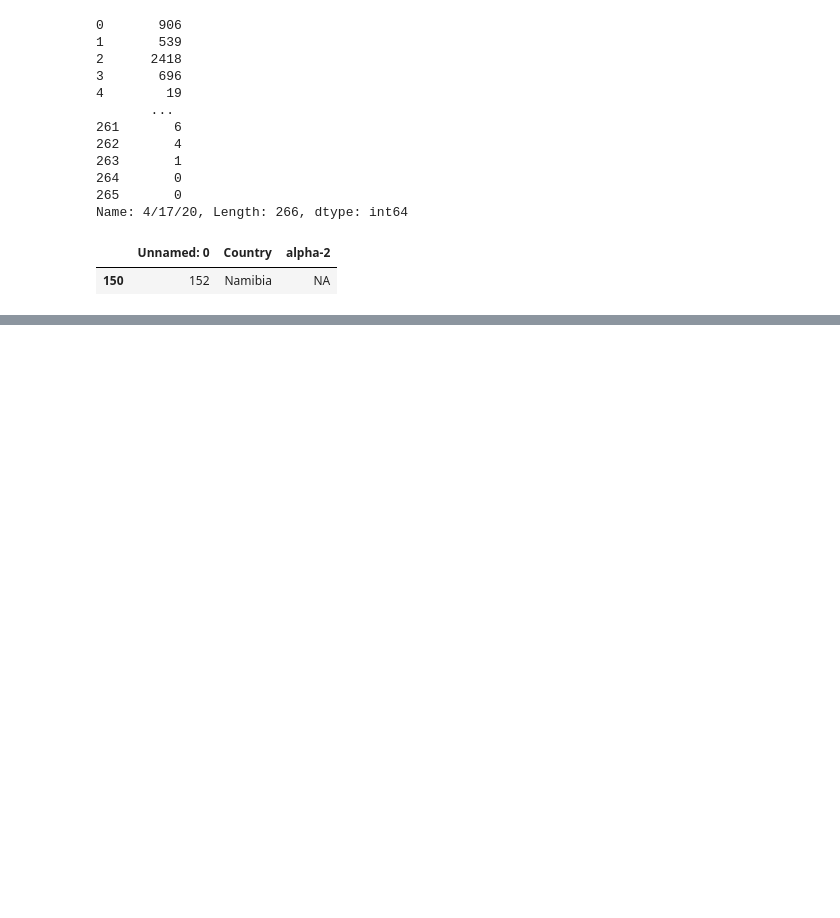
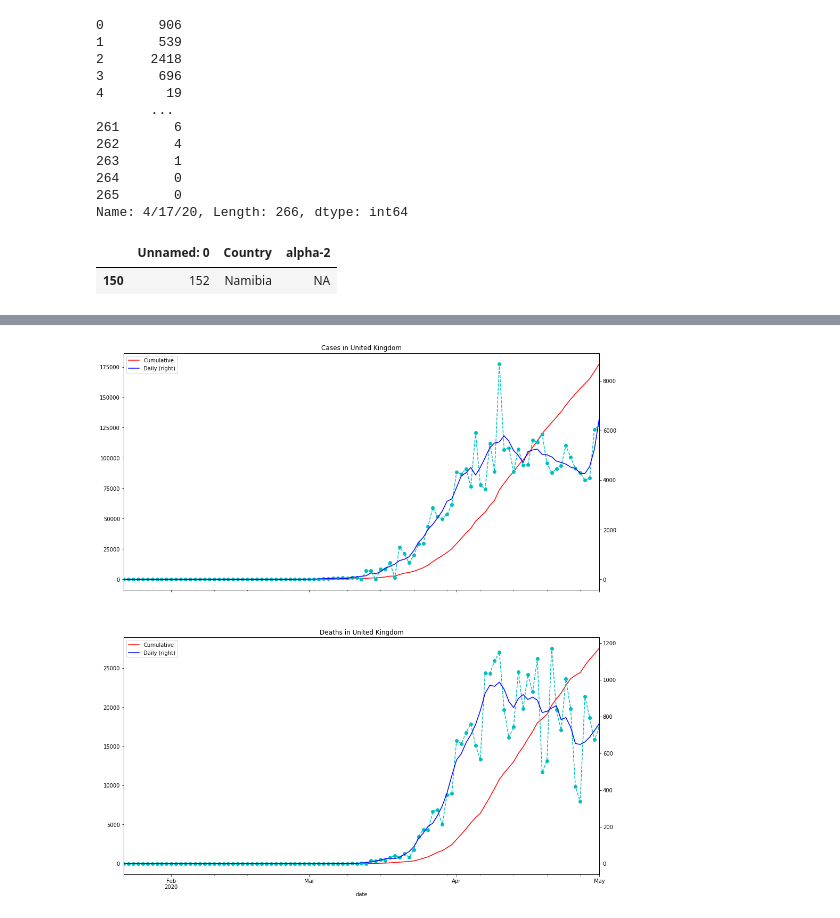
Before and after one commit to jpmieville/COVID-19_data_analyis, a Jupyter notebook: covid19_world.ipynb, the cells around one changed output, grey strips where cells are left out. Cells and saved outputs as stored; diff of their text form; code cells hidden in the pictures; blank space fills up the shorter version.

```diff
--- a/covid19_world.ipynb
+++ b/covid19_world.ipynb
@@ -738,0 +771,4 @@ Index(['US', 'Spain', 'Italy', 'United Kingdom', 'France', 'Germany', 'Turkey',
+# %%
+plot_daily(uk)
+# %% [output]
+[figure, added]
```
Also changed, not shown: parts of 71 cells of this notebook, 1 other file.
